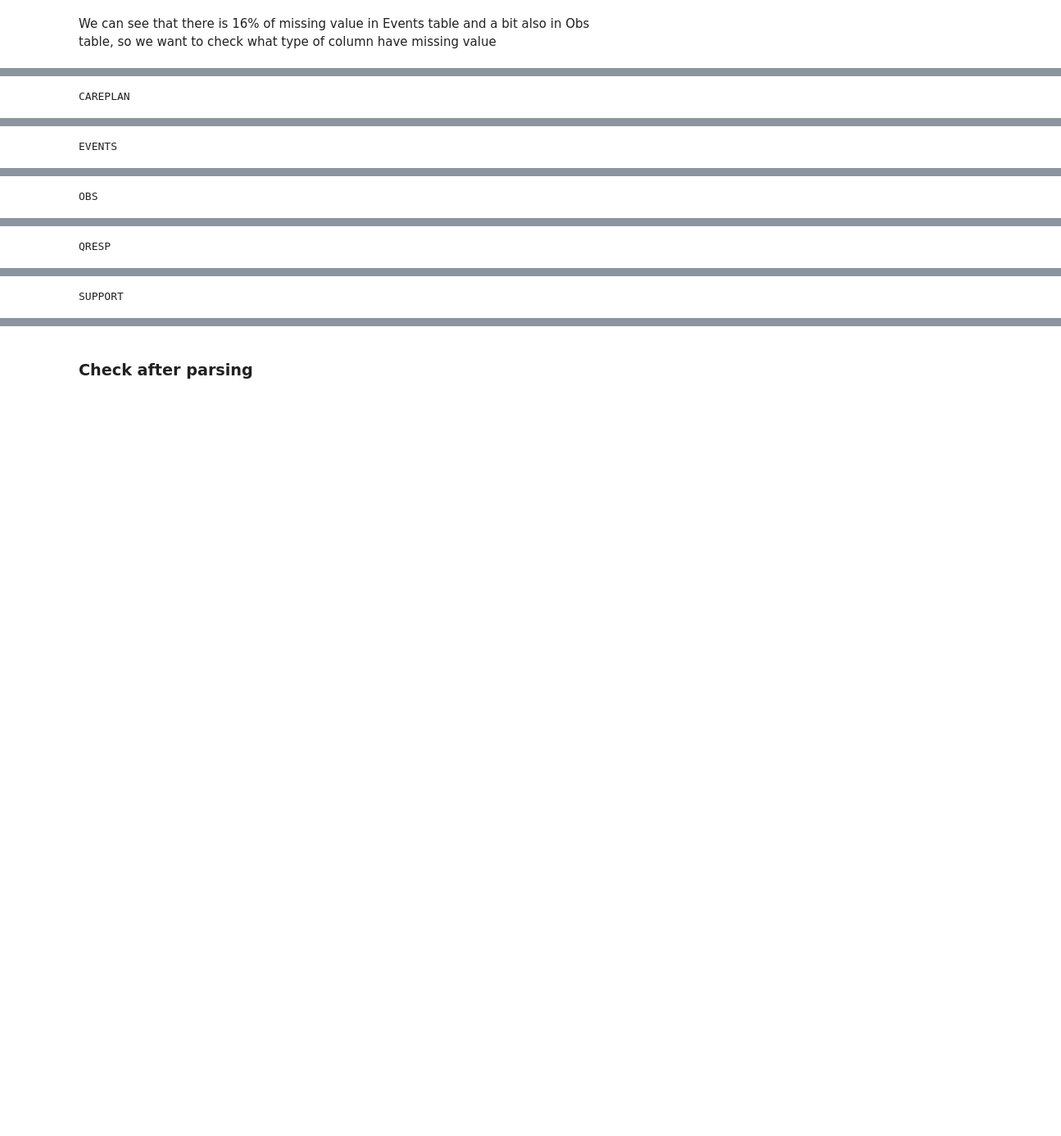
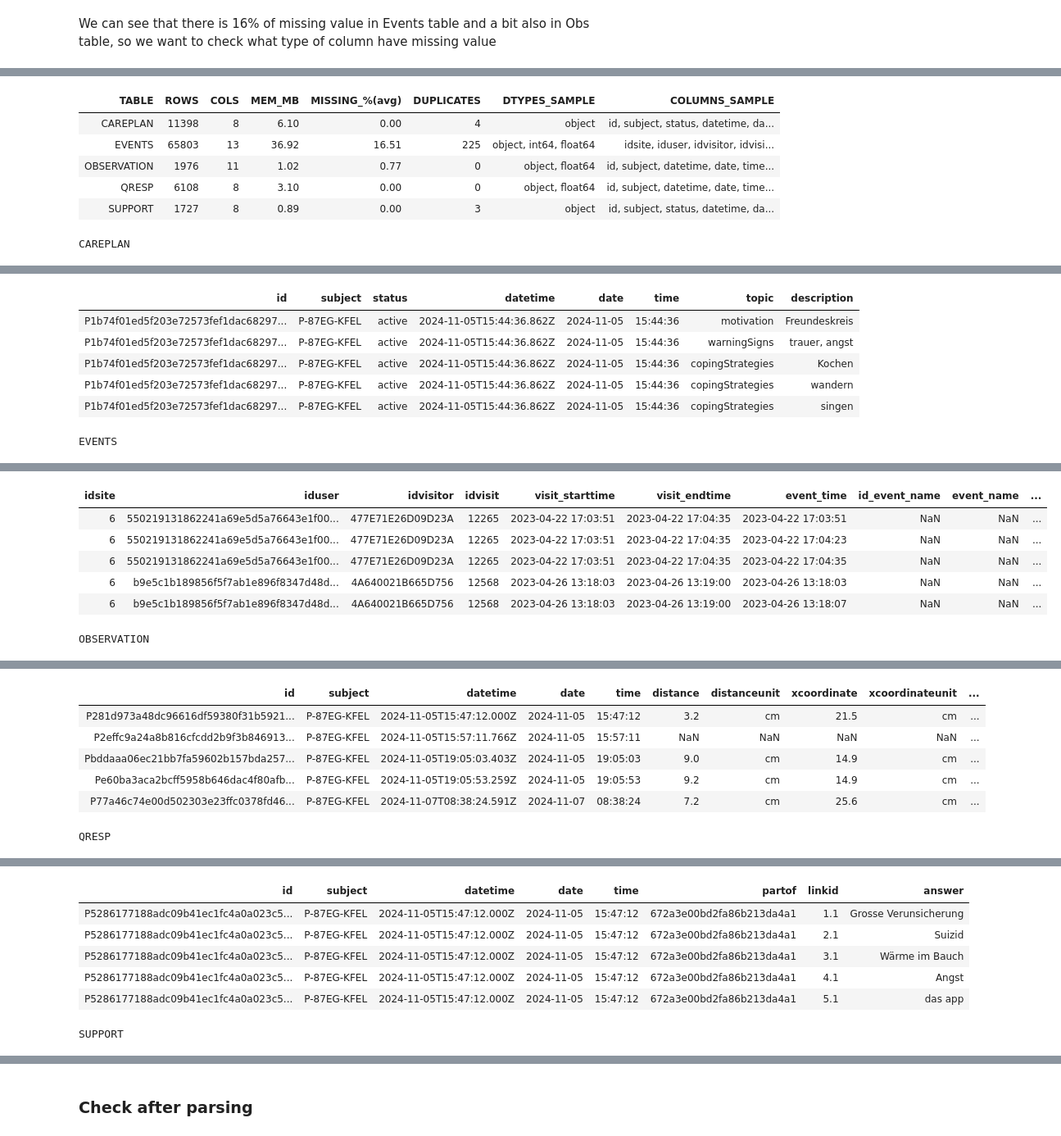
Before and after one commit to Nathan-massicot/SeroProjectCode, a Jupyter notebook: notebooks/EDA/01_EDA.ipynb, the cells around one changed output, grey strips where cells are left out. Shown at 82% size. Saved outputs shown, nothing was run; the diff lists cells and outputs as text; code cells hidden in the pictures; blank space fills up the shorter version.

Commit message:
cleaning finished and start of anonymising

```diff
--- a/notebooks/EDA/01_EDA.ipynb
+++ b/notebooks/EDA/01_EDA.ipynb
@@ -178,5 +347,6 @@ Are missing, it seems like it's all related to the distance to "suicide idea" fu
 # %%
-from IPython.display import display, HTML
+
+display(summary_style)
 
 for name, df in tables.items():
     display(HTML(f"""
@@ -188,4 +358,10 @@ for name, df in tables.items():
     </div>
     """))
 # %% [output]
+| TABLE | ROWS | COLS | MEM_MB | MISSING_%(avg) | DUPLICATES | DTYPES_SAMPLE | COLUMNS_SAMPLE |
+| CAREPLAN | 11398 | 8 | 6.10 | 0.00 | 4 | object | id, subject, status, datetime, da... |
+| EVENTS | 65803 | 13 | 36.92 | 16.51 | 225 | object, int64, float64 | idsite, iduser, idvisitor, idvisi... |
+| OBSERVATION | 1976 | 11 | 1.02 | 0.77 | 0 | object, float64 | id, subject, datetime, date, time... |
+| QRESP | 6108 | 8 | 3.10 | 0.00 | 0 | object, float64 | id, subject, datetime, date, time... |
+| SUPPORT | 1727 | 8 | 0.89 | 0.00 | 3 | object | id, subject, status, datetime, da... |
 CAREPLAN
@@ -198 +368,7 @@ CAREPLAN
+| id | subject | status | datetime | date | time | topic | description |
+| P1b74f01ed5f203e72573fef1dac68297... | P-87EG-KFEL | active | 2024-11-05T15:44:36.862Z | 2024-11-05 | 15:44:36 | motivation | Freundeskreis |
+| P1b74f01ed5f203e72573fef1dac68297... | P-87EG-KFEL | active | 2024-11-05T15:44:36.862Z | 2024-11-05 | 15:44:36 | warningSigns | trauer, angst |
+| P1b74f01ed5f203e72573fef1dac68297... | P-87EG-KFEL | active | 2024-11-05T15:44:36.862Z | 2024-11-05 | 15:44:36 | copingStrategies | Kochen |
+| P1b74f01ed5f203e72573fef1dac68297... | P-87EG-KFEL | active | 2024-11-05T15:44:36.862Z | 2024-11-05 | 15:44:36 | copingStrategies | wandern |
+| P1b74f01ed5f203e72573fef1dac68297... | P-87EG-KFEL | active | 2024-11-05T15:44:36.862Z | 2024-11-05 | 15:44:36 | copingStrategies | singen |
 EVENTS
@@ -205 +375,7 @@ EVENTS
+| idsite | iduser | idvisitor | idvisit | visit_starttime | visit_endtime | event_time | id_event_name | event_name | ... |
+| 6 | 550219131862241a69e5d5a76643e1f00... | 477E71E26D09D23A | 12265 | 2023-04-22 17:03:51 | 2023-04-22 17:04:35 | 2023-04-22 17:03:51 | NaN | NaN | ... |
+| 6 | 550219131862241a69e5d5a76643e1f00... | 477E71E26D09D23A | 12265 | 2023-04-22 17:03:51 | 2023-04-22 17:04:35 | 2023-04-22 17:04:23 | NaN | NaN | ... |
+| 6 | 550219131862241a69e5d5a76643e1f00... | 477E71E26D09D23A | 12265 | 2023-04-22 17:03:51 | 2023-04-22 17:04:35 | 2023-04-22 17:04:35 | NaN | NaN | ... |
+| 6 | b9e5c1b189856f5f7ab1e896f8347d48d... | 4A640021B665D756 | 12568 | 2023-04-26 13:18:03 | 2023-04-26 13:19:00 | 2023-04-26 13:18:03 | NaN | NaN | ... |
+| 6 | b9e5c1b189856f5f7ab1e896f8347d48d... | 4A640021B665D756 | 12568 | 2023-04-26 13:18:03 | 2023-04-26 13:19:00 | 2023-04-26 13:18:07 | NaN | NaN | ... |
-OBS
+OBSERVATION
@@ -212 +382,7 @@ OBS
+| id | subject | datetime | date | time | distance | distanceunit | xcoordinate | xcoordinateunit | ... |
+| P281d973a48dc96616df59380f31b5921... | P-87EG-KFEL | 2024-11-05T15:47:12.000Z | 2024-11-05 | 15:47:12 | 3.2 | cm | 21.5 | cm | ... |
+| P2effc9a24a8b816cfcdd2b9f3b846913... | P-87EG-KFEL | 2024-11-05T15:57:11.766Z | 2024-11-05 | 15:57:11 | NaN | NaN | NaN | NaN | ... |
+| Pbddaaa06ec21bb7fa59602b157bda257... | P-87EG-KFEL | 2024-11-05T19:05:03.403Z | 2024-11-05 | 19:05:03 | 9.0 | cm | 14.9 | cm | ... |
+| Pe60ba3aca2bcff5958b646dac4f80afb... | P-87EG-KFEL | 2024-11-05T19:05:53.259Z | 2024-11-05 | 19:05:53 | 9.2 | cm | 14.9 | cm | ... |
+| P77a46c74e00d502303e23ffc0378fd46... | P-87EG-KFEL | 2024-11-07T08:38:24.591Z | 2024-11-07 | 08:38:24 | 7.2 | cm | 25.6 | cm | ... |
 QRESP
@@ -219 +389,7 @@ QRESP
+| id | subject | datetime | date | time | partof | linkid | answer |
+| P5286177188adc09b41ec1fc4a0a023c5... | P-87EG-KFEL | 2024-11-05T15:47:12.000Z | 2024-11-05 | 15:47:12 | 672a3e00bd2fa86b213da4a1 | 1.1 | Grosse Verunsicherung |
+| P5286177188adc09b41ec1fc4a0a023c5... | P-87EG-KFEL | 2024-11-05T15:47:12.000Z | 2024-11-05 | 15:47:12 | 672a3e00bd2fa86b213da4a1 | 2.1 | Suizid |
+| P5286177188adc09b41ec1fc4a0a023c5... | P-87EG-KFEL | 2024-11-05T15:47:12.000Z | 2024-11-05 | 15:47:12 | 672a3e00bd2fa86b213da4a1 | 3.1 | Wärme im Bauch |
+| P5286177188adc09b41ec1fc4a0a023c5... | P-87EG-KFEL | 2024-11-05T15:47:12.000Z | 2024-11-05 | 15:47:12 | 672a3e00bd2fa86b213da4a1 | 4.1 | Angst |
+| P5286177188adc09b41ec1fc4a0a023c5... | P-87EG-KFEL | 2024-11-05T15:47:12.000Z | 2024-11-05 | 15:47:12 | 672a3e00bd2fa86b213da4a1 | 5.1 | das app |
 SUPPORT
```
Also changed, not shown: parts of 28 cells of this notebook, 7 other files.
